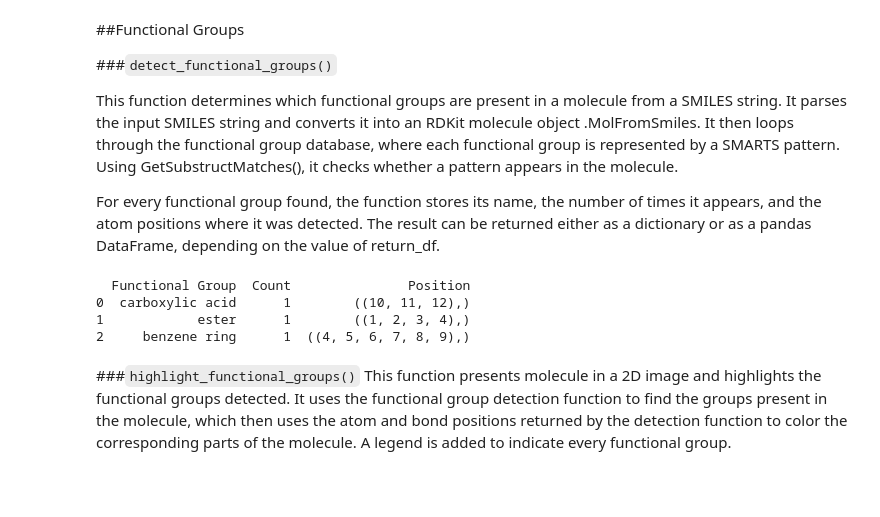
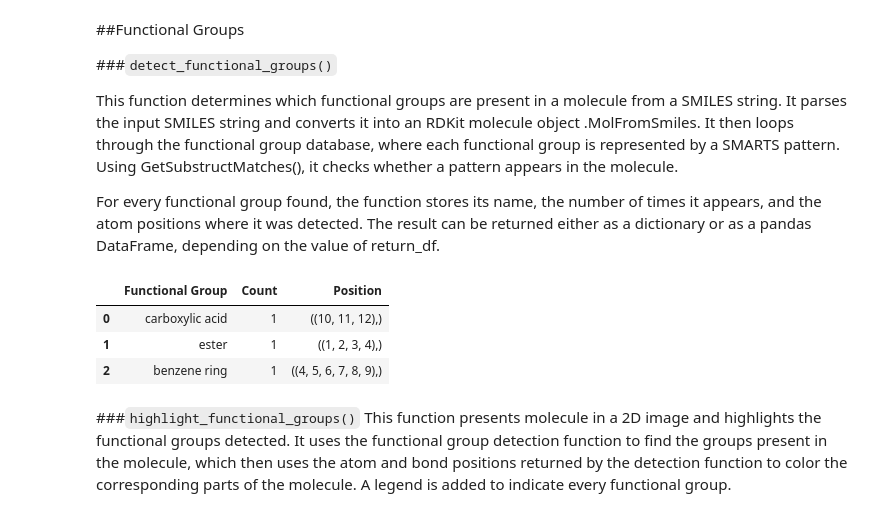
Before and after one commit to TheoV19/Project-PPChem, a Jupyter notebook: Notebook/Project_report.ipynb, the cells around one changed output. Drawn from its saved outputs; the diff is of its cells as text; code cells hidden in the pictures; blank space fills up the shorter version.

```diff
--- a/Notebook/Project_report.ipynb
+++ b/Notebook/Project_report.ipynb
@@ -78,14 +78,14 @@ For every functional group found, the function stores its name, the number of ti
 # %%
 from organomind.functional_groups import detect_functional_groups
 
 fg_result = detect_functional_groups("CC(=O)Oc1ccccc1C(=O)O")
 
-print(fg_result)
+fg_result
 # %% [output]
-  Functional Group  Count               Position
-0  carboxylic acid      1        ((10, 11, 12),)
-1            ester      1        ((1, 2, 3, 4),)
-2     benzene ring      1  ((4, 5, 6, 7, 8, 9),)
+|  | Functional Group | Count | Position |
+| 0 | carboxylic acid | 1 | ((10, 11, 12),) |
+| 1 | ester | 1 | ((1, 2, 3, 4),) |
+| 2 | benzene ring | 1 | ((4, 5, 6, 7, 8, 9),) |
 # %% [markdown]
 ###`highlight_functional_groups()`
 This function presents molecule in a 2D image and highlights the functional groups detected. It uses the functional group detection function to find the groups present in the molecule, which then uses the atom and bond positions returned by the detection function to color the corresponding parts of the molecule. A legend is added to indicate every functional group.
```
Also changed, not shown: parts of 3 cells of this notebook, 1 other file.
